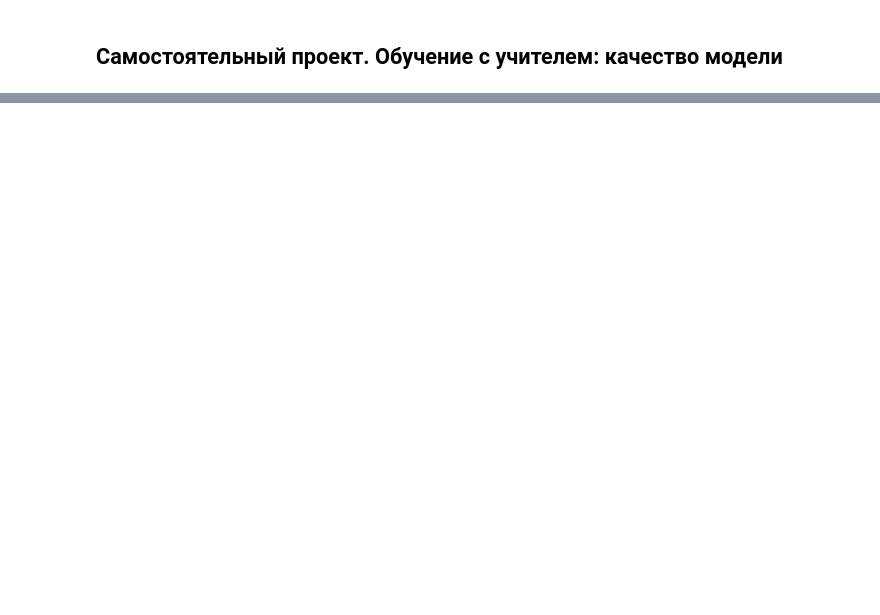
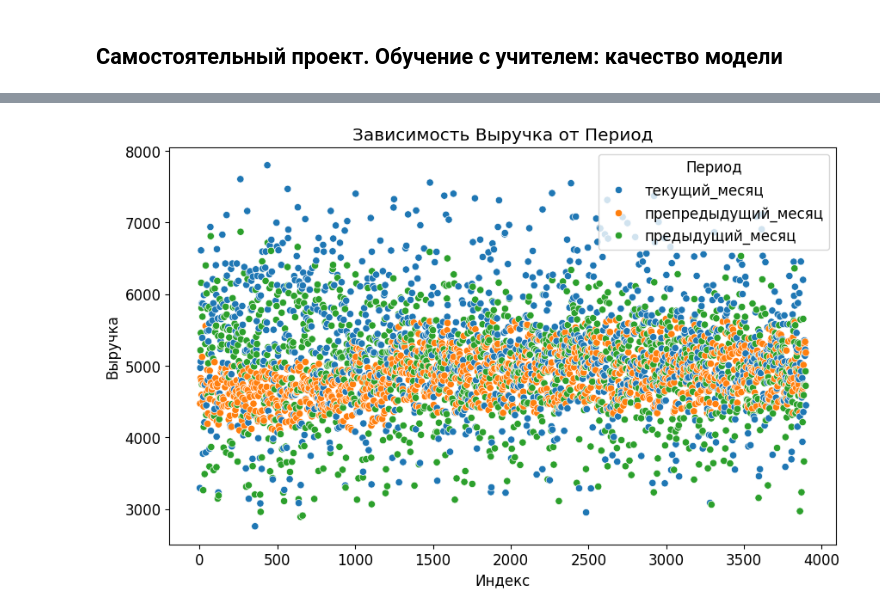
Before and after one commit to Tarasusrus/OnceClipShop, a Jupyter notebook: OneClickShop.ipynb, the cells around one changed output, grey strips where cells are left out. Cells and saved outputs as stored; diff of their text form; code cells hidden in the pictures; blank space fills up the shorter version.

```diff
--- a/OneClickShop.ipynb
+++ b/OneClickShop.ipynb
@@ -33,0 +84,22 @@ try:
+# %%
+try:
+    market_file_df = pd.read_csv('market_file.csv')
+    print("Успешно загружен файл 'market_file.csv'")
+
+    market_money_df = pd.read_csv('market_money.csv')
+    print("Успешно загружен файл 'market_money.csv'")
+
+    market_time_df = pd.read_csv('market_time.csv')
+    print("Успешно загружен файл 'market_time.csv'")
+
+    money_df = pd.read_csv('money.csv', sep=';', decimal=',')
+    print("Успешно загружен файл 'money.csv'")
+
+except FileNotFoundError:
+    print("Ошибка: Файл не найден.")
+except pd.errors.EmptyDataError:
+    print("Ошибка: Файл не содержит данных.")
+except pd.errors.ParserError:
+    print("Ошибка: Не удалось разобрать файл CSV.")
+except Exception as e:
+    print(f"Произошла ошибка: {str(e)}")
@@ -33,0 +396,3 @@ try:
+# %%
+market_money_df = market_money_df[market_money_df['Выручка'] <= 100000]
+market_money_df = market_money_df[market_money_df['Выручка'] >= 100]
@@ -33,0 +404,12 @@ try:
+# %%
+feature = 'Выручка'
+time_period = 'Период'
+
+plt.figure(figsize=(10, 6))
+sns.scatterplot(x=market_money_df.index, y=market_money_df[feature], hue=market_money_df[time_period])
+plt.title(f'Зависимость {feature} от {time_period}')
+plt.xlabel('Индекс')
+plt.ylabel(feature)
+plt.show()
+# %% [output]
+[figure, added]
```
Also changed, not shown: parts of 56 cells of this notebook, 3 other files.
